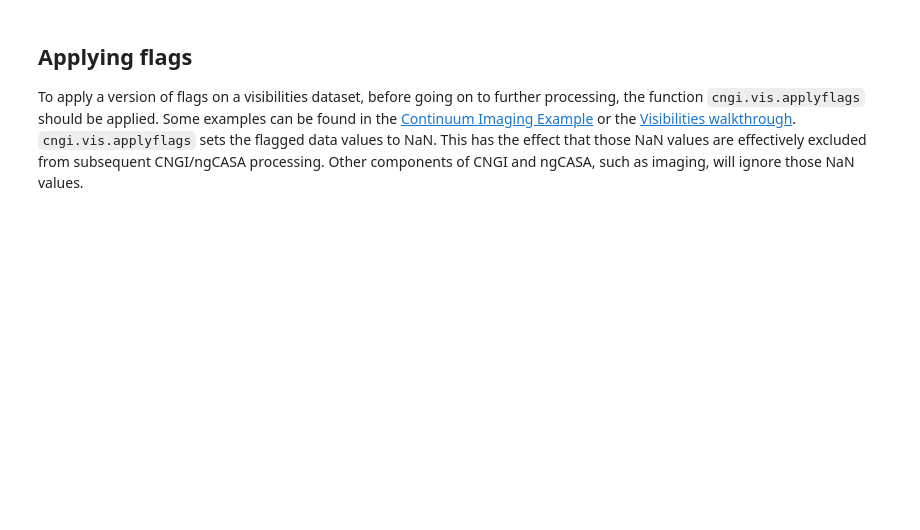
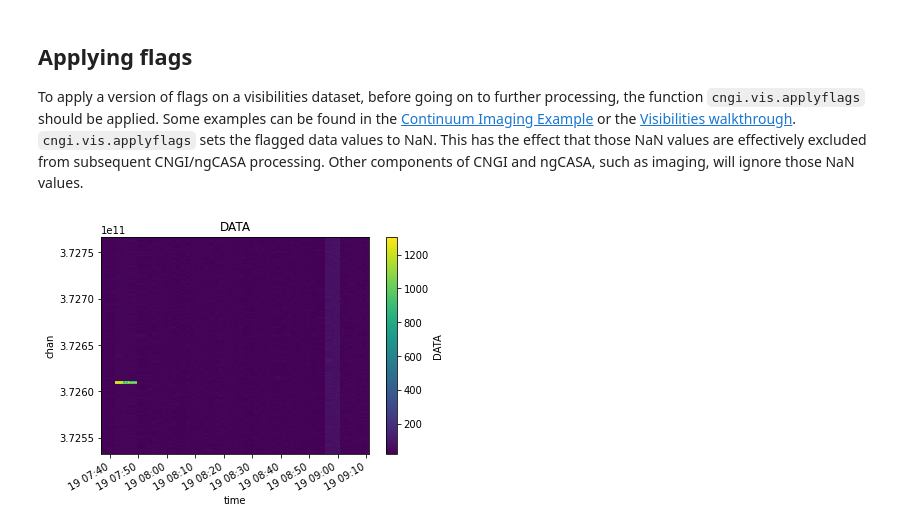
Before and after one commit to casangi/cngi_prototype, a Jupyter notebook: docs/flagging.ipynb, the cells around one changed output. Cells and saved outputs as stored; diff of their text form; code cells hidden in the pictures; blank space fills up the shorter version.

Commit message:
update notebook with new commands

```diff
--- a/docs/flagging.ipynb
+++ b/docs/flagging.ipynb
@@ -34,4 +41,4 @@ Omitting for now. I think we don't need it here and it shouldn't show up here at
 from cngi.conversion import convert_ms
 
 zarr_name = 'twhya.vis.zarr'
-multi_xds = convert_ms('sis14_twhya_calibrated_flagged.ms', outfile=zarr_name)
+mxds = convert_ms('sis14_twhya_calibrated_flagged.ms', outfile=zarr_name)
@@ -45,5 +58,8 @@ vis_dset = multi_xds.xds0
 Summaries of flags by different dimensions in a dictionary, similar to the dictionary produce by CASA flagdata in 'summary' mode.
 # %%
 from ngcasa.flagging import summary
-counts = summary(vis_dset)
-print(counts)
+# <temporary hack>
+mxds.xds0['presence_baseline'] = mxds.xds0.DATA.notnull().any(['chan', 'pol'])
+# </temporary hack>
+counts = summary(mxds, 0)
+counts
@@ -81,13 +131,18 @@ Methods based on data selection and/or meta-information. Simple examples with da
 # %%
 from ngcasa.flagging import manual_flag, manual_unflag
 
+vis_dset = mxds.xds0
 #
 vis_dset = manager_add(vis_dset, 'checkpointA', 'after a couple of example manual selections')
 #
 vis_dset = manager_add(vis_dset, 'manual_sels', 'after applying a few manual flags')
 
-vis_unflagged = manual_unflag(vis_dset, {})
-counts = summary(vis_unflagged)
+vis_unflagged = manual_unflag(mxds, 0)
+# <horror> figure out how to deal with return mxds (use cngi._utils._io.vis_xds_packager?)
+mxds.xds0['FLAG'] = vis_unflagged['FLAG']
+# </horror>
+counts = summary(mxds, 0)
 print('After unflagging: {}'.format(counts))
+
 flagged_manual = applyflags(vis_dset, flags=['FLAG'])
 visplot(flagged_manual.DATA, plot_axes)
@@ -118,4 +180,6 @@ An illustrative example using the `auto_clip` method. Other auto-flagging method
 # %%
 from ngcasa.flagging import auto_clip
 #
-vis_dset = manager_add(vis_dset, 'auto_clip', 'after applying clip')
+vis_dset = manager_add(vis_dset, 'auto_clip_test', 'after applying clip')
+versions = manager_list(vis_dset)
+print(versions)
@@ -125,19 +196,20 @@ To apply a version of flags on a visibilities dataset, before going on to furthe
 # %%
 from cngi.vis import applyflags
 from cngi.vis import visplot
 
 versions = manager_list(vis_dset)
 versions
 
 plot_coords = ['time', 'chan']
-visplot(vis_dset.DATA, plot_axes)
-vis_dataset_flagged = applyflags(vis_dataset, flags=['FLAG'])
+visplot(vis_dset.DATA, plot_coords)
+vis_dataset_flagged = applyflags(vis_dset, flags=['FLAG'])
 # Further processing: visualization, calibration, imaging, etc. with flags applied (flagged data excluded)
 # ...
-# TODO: a plot example like in the visibilities notebook
 
-flagged_manual = applyflags(vis_dset, flags=['FLAG_MANUAL_LIST'])
-visplot(flagged_manual.DATA, plot_axes)
+#flagged_manual = applyflags(vis_dset, flags=['FLAG_MANUAL_LIST'])
+#visplot(flagged_manual.DATA, plot_coords)
 
-flagged_clip = applyflags(vis_dset, flags=['FLAG_AUTO_CLIP'])
-visplot(flagged_clip.DATA, plot_axes)
+#flagged_clip = applyflags(vis_dset, flags=['FLAG_AUTO_CLIP'])
+#visplot(flagged_clip.DATA, plot_coords)
+# %% [output]
+[figure, added]
```
Also changed, not shown: parts of 9 cells of this notebook.
